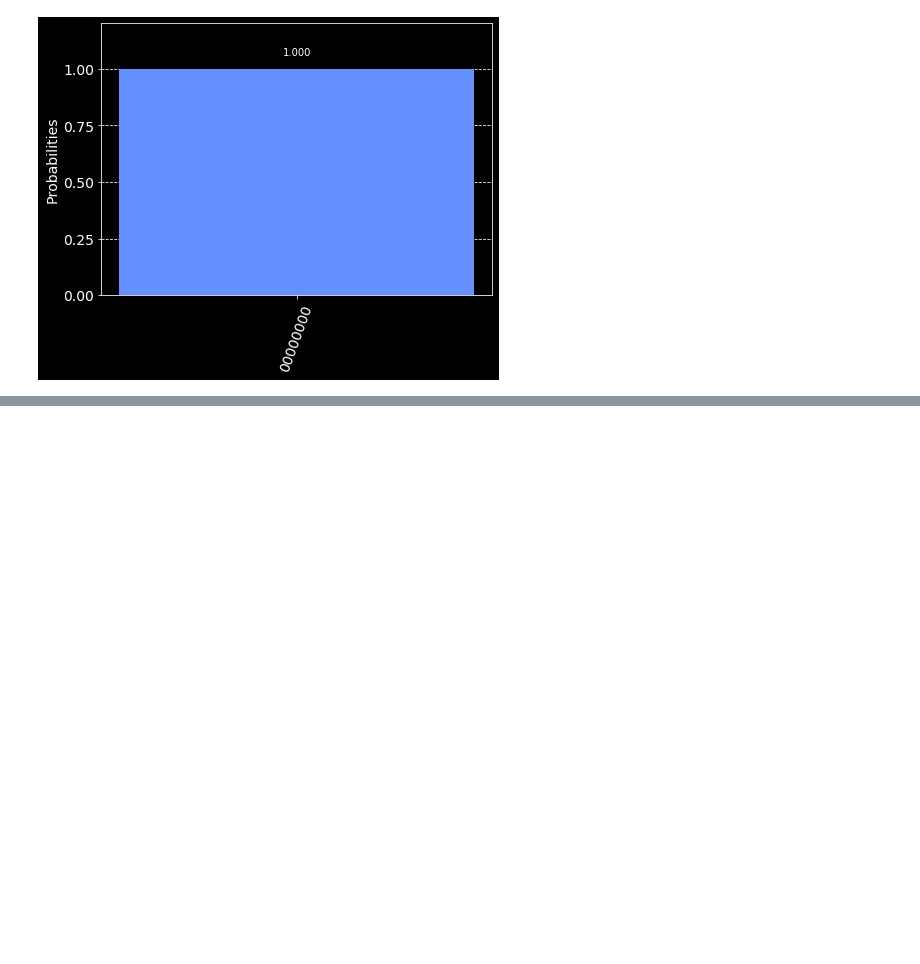
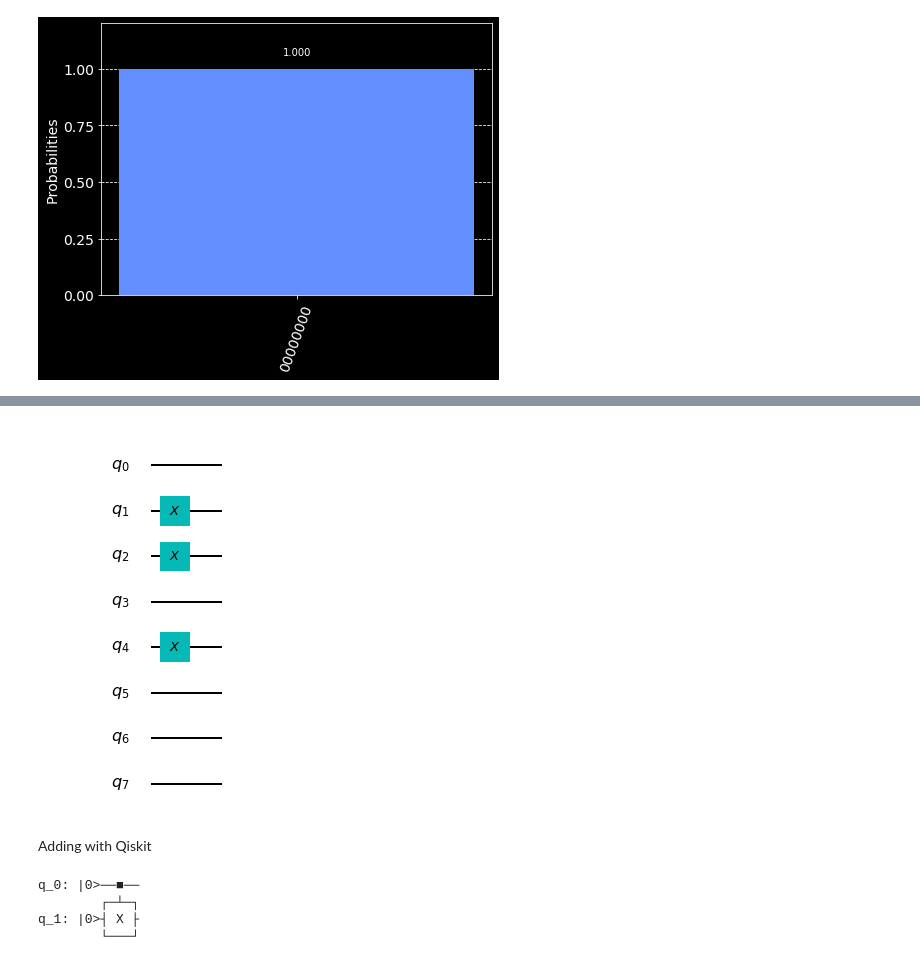
Before and after one commit to konkalaitzidis/Quantum-Computing-Programming, a Jupyter notebook: Qiskit/The-Atoms-of-Computation.ipynb, the cells around one changed output, grey strips where cells are left out. Saved outputs shown, nothing was run; the diff lists cells and outputs as text; code cells hidden in the pictures; blank space fills up the shorter version.

```diff
--- a/Qiskit/The-Atoms-of-Computation.ipynb
+++ b/Qiskit/The-Atoms-of-Computation.ipynb
@@ -45,0 +84,21 @@ plot_histogram(counts)
+# %%
+qc_encode = QuantumCircuit(n)
+qc_encode.x(1)
+qc_encode.x(2)
+qc_encode.x(4)
+
+
+qc_encode.draw('mpl')
+# %% [output]
+[figure, added]
+# %% [markdown]
+Adding with Qiskit
+# %%
+qc_cnot = QuantumCircuit(2)
+qc_cnot.cx(0,1)
+qc_cnot.draw()
+# %% [output]
+q_0: |0>──■──
+        ┌─┴─┐
+q_1: |0>┤ X ├
+        └───┘
```
Also changed, not shown: parts of 7 cells of this notebook.
